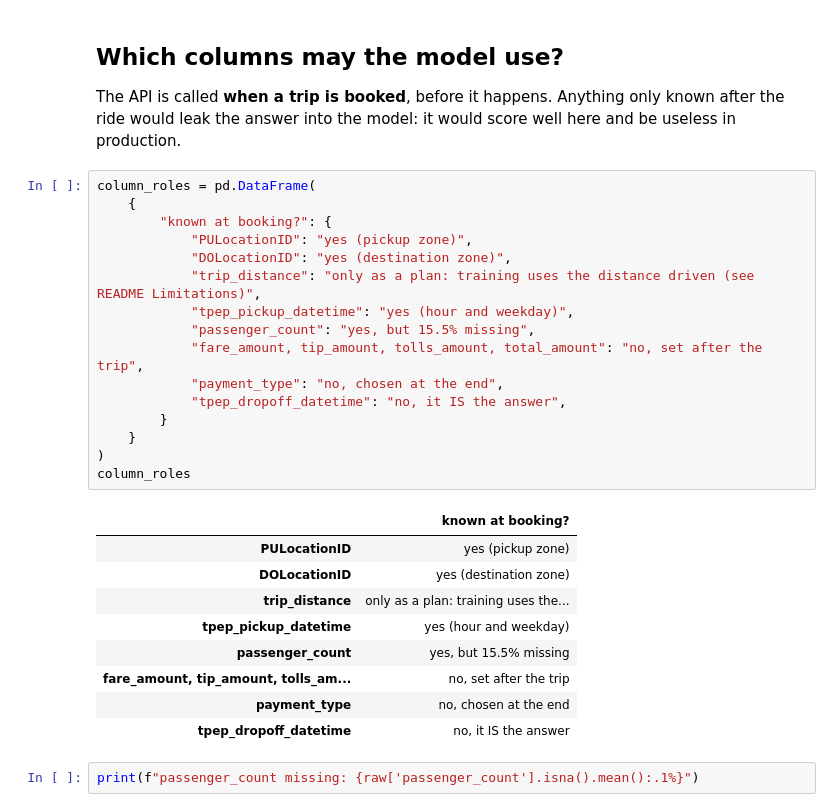
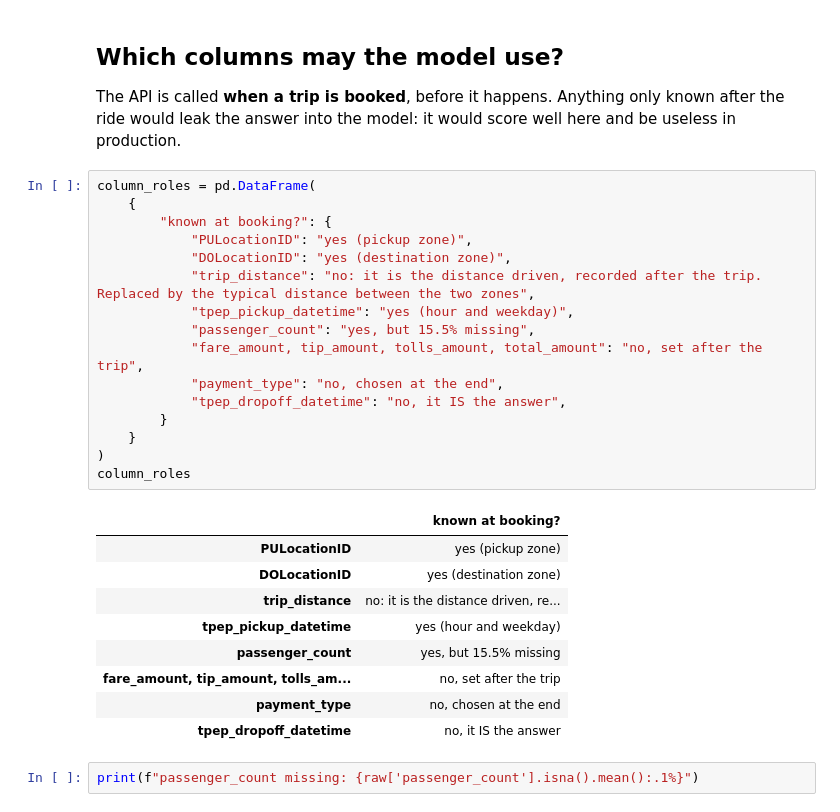
Before and after one commit to sean-mas/end-to-end-ml-microservice, a Jupyter notebook: notebooks/01-explore.ipynb, the cells around one changed output. Saved outputs shown, nothing was run; the diff lists cells and outputs as text.

```diff
--- a/notebooks/01-explore.ipynb
+++ b/notebooks/01-explore.ipynb
@@ -64,24 +64,24 @@ The API is called **when a trip is booked**, before it happens. Anything only kn
 # %%
 column_roles = pd.DataFrame(
     {
         "known at booking?": {
             "PULocationID": "yes (pickup zone)",
             "DOLocationID": "yes (destination zone)",
-            "trip_distance": "only as a plan: training uses the distance driven (see README Limitations)",
+            "trip_distance": "no: it is the distance driven, recorded after the trip. Replaced by the typical distance between the two zones",
             "tpep_pickup_datetime": "yes (hour and weekday)",
             "passenger_count": "yes, but 15.5% missing",
             "fare_amount, tip_amount, tolls_amount, total_amount": "no, set after the trip",
             "payment_type": "no, chosen at the end",
             "tpep_dropoff_datetime": "no, it IS the answer",
         }
     }
 )
 column_roles
 # %% [output]
 |  | known at booking? |
 | PULocationID | yes (pickup zone) |
 | DOLocationID | yes (destination zone) |
-| trip_distance | only as a plan: training uses the... |
+| trip_distance | no: it is the distance driven, re... |
 | tpep_pickup_datetime | yes (hour and weekday) |
 | passenger_count | yes, but 15.5% missing |
 | fare_amount, tip_amount, tolls_am... | no, set after the trip |
```
Also changed, not shown: parts of 4 cells of this notebook, 25 other files.
